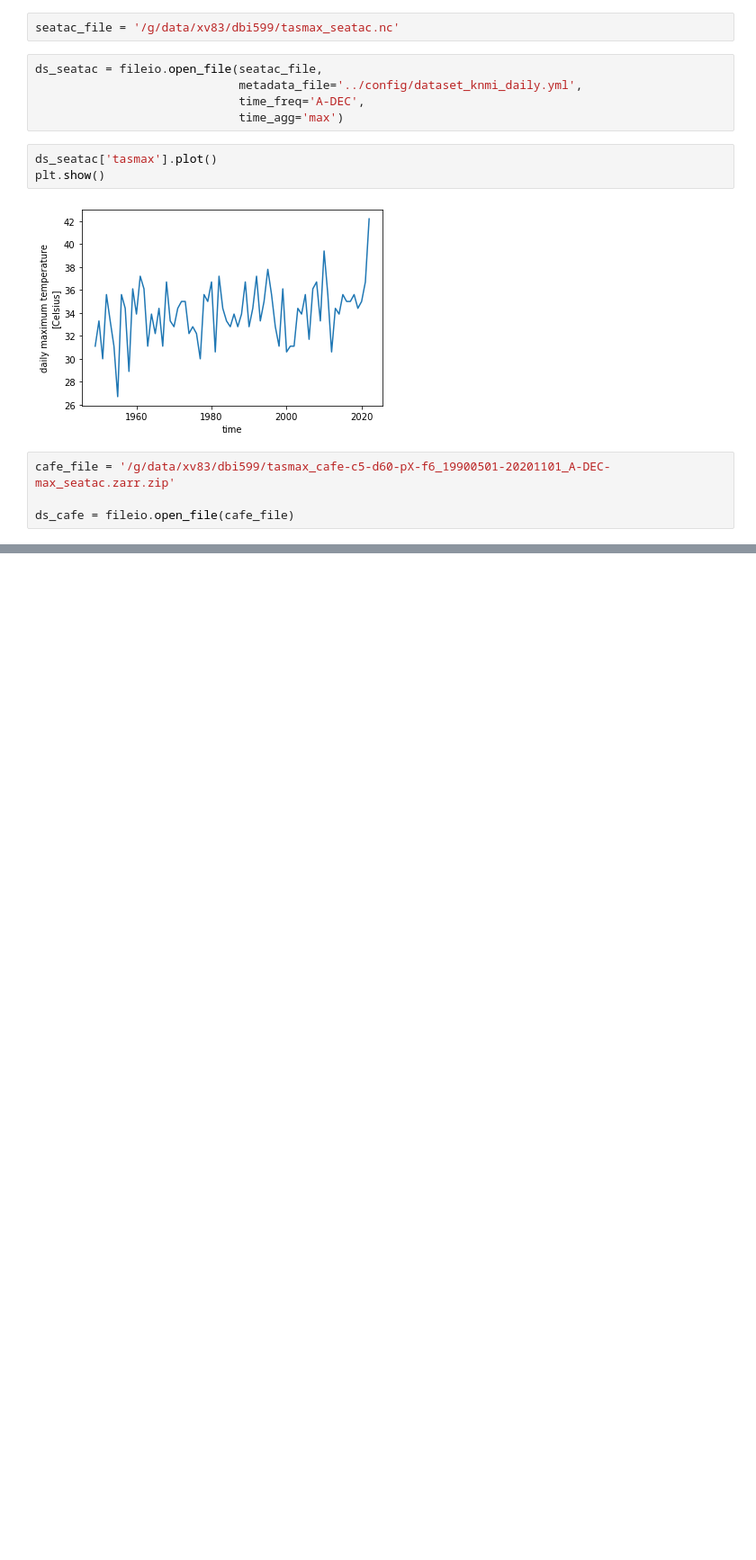
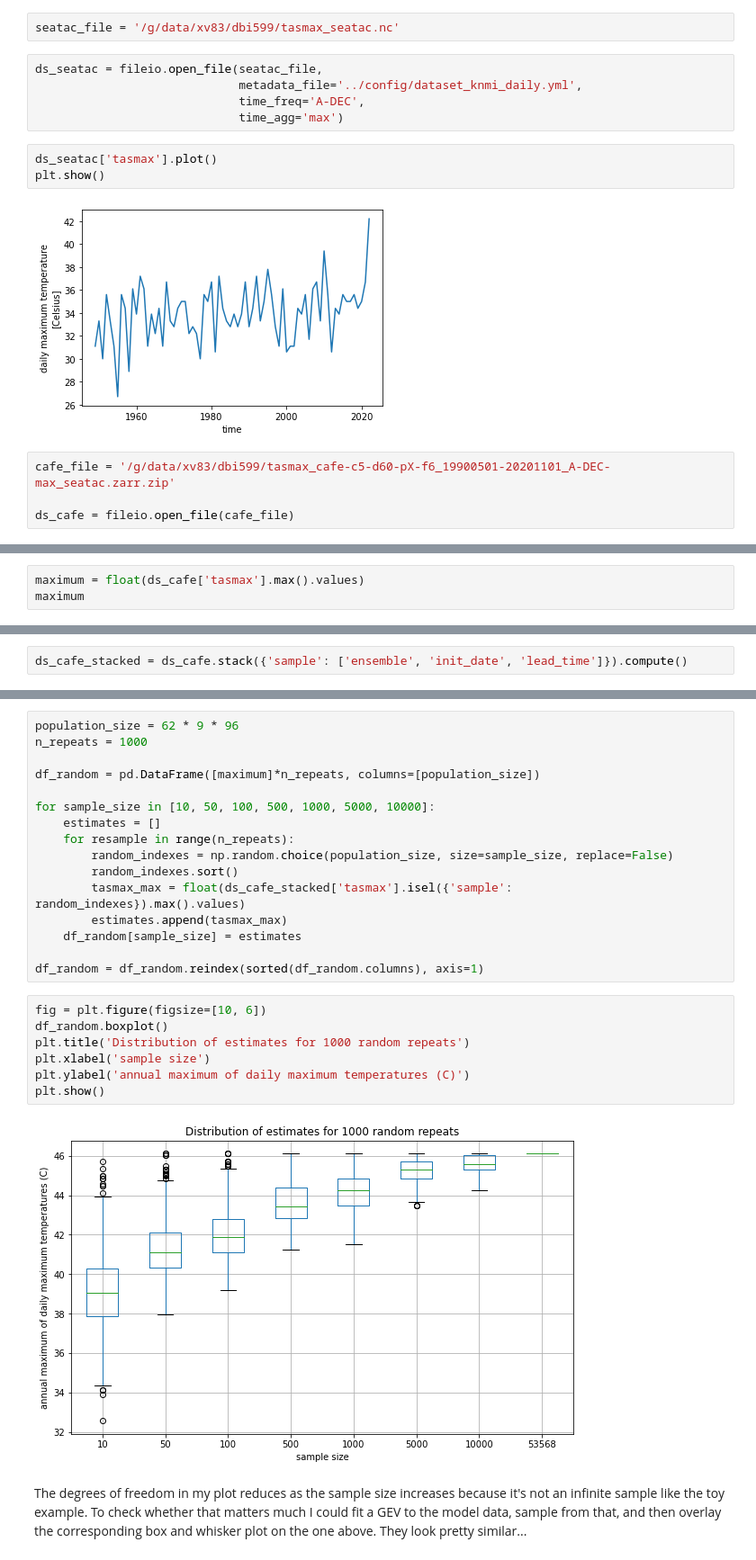
Before and after one commit to AusClimateService/unseen, a Jupyter notebook: notebooks/seatac_analysis.ipynb, the cells around one changed output, grey strips where cells are left out. Shown at 90% size. Saved outputs shown, nothing was run; the diff lists cells and outputs as text; blank space fills up the shorter version.

```diff
--- a/notebooks/seatac_analysis.ipynb
+++ b/notebooks/seatac_analysis.ipynb
@@ -47,0 +161,3 @@ plt.show()
+# %%
+maximum = float(ds_cafe['tasmax'].max().values)
+maximum
@@ -47,0 +166,2 @@ plt.show()
+# %%
+ds_cafe_stacked = ds_cafe.stack({'sample': ['ensemble', 'init_date', 'lead_time']}).compute()
@@ -47,0 +188,27 @@ plt.show()
+# %%
+population_size = 62 * 9 * 96
+n_repeats = 1000
+
+df_random = pd.DataFrame([maximum]*n_repeats, columns=[population_size])
+
+for sample_size in [10, 50, 100, 500, 1000, 5000, 10000]:
+    estimates = []
+    for resample in range(n_repeats):
+        random_indexes = np.random.choice(population_size, size=sample_size, replace=False)
+        random_indexes.sort()
+        tasmax_max = float(ds_cafe_stacked['tasmax'].isel({'sample': random_indexes}).max().values)
+        estimates.append(tasmax_max)
+    df_random[sample_size] = estimates
+
+df_random = df_random.reindex(sorted(df_random.columns), axis=1)
+# %%
+fig = plt.figure(figsize=[10, 6])
+df_random.boxplot()
+plt.title('Distribution of estimates for 1000 random repeats')
+plt.xlabel('sample size')
+plt.ylabel('annual maximum of daily maximum temperatures (C)')
+plt.show()
+# %% [output]
+[figure, added]
+# %% [markdown]
+The degrees of freedom in my plot reduces as the sample size increases because it's not an infinite sample like the toy example. To check whether that matters much I could fit a GEV to the model data, sample from that, and then overlay the corresponding box and whisker plot on the one above. They look pretty similar...
```
Also changed, not shown: parts of 12 cells of this notebook.
